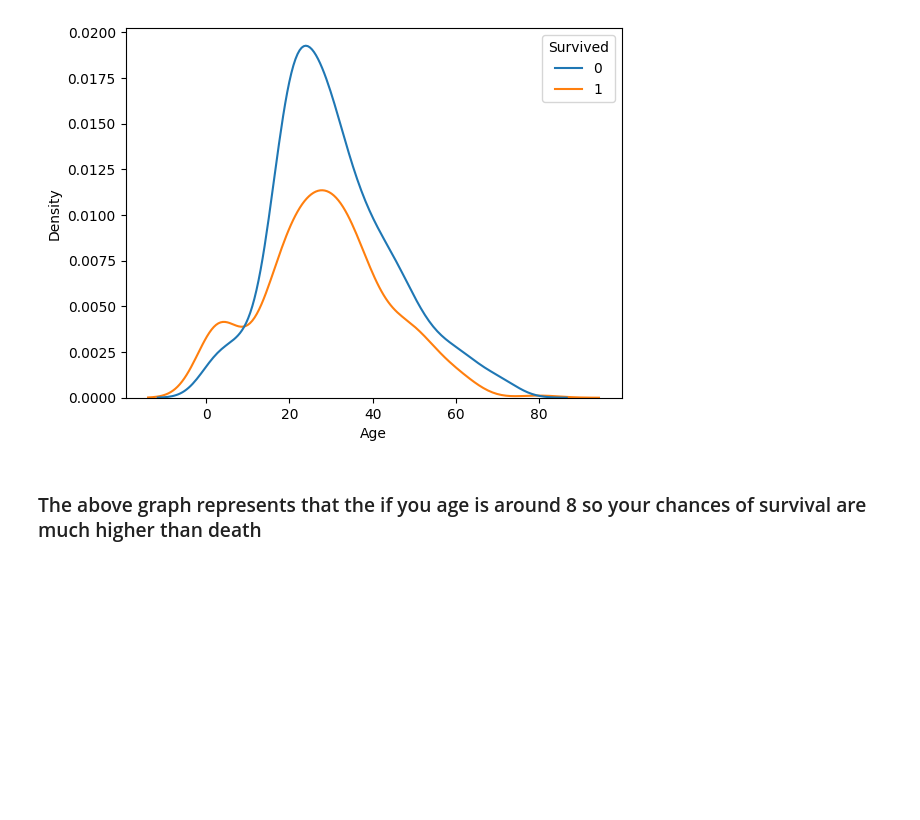
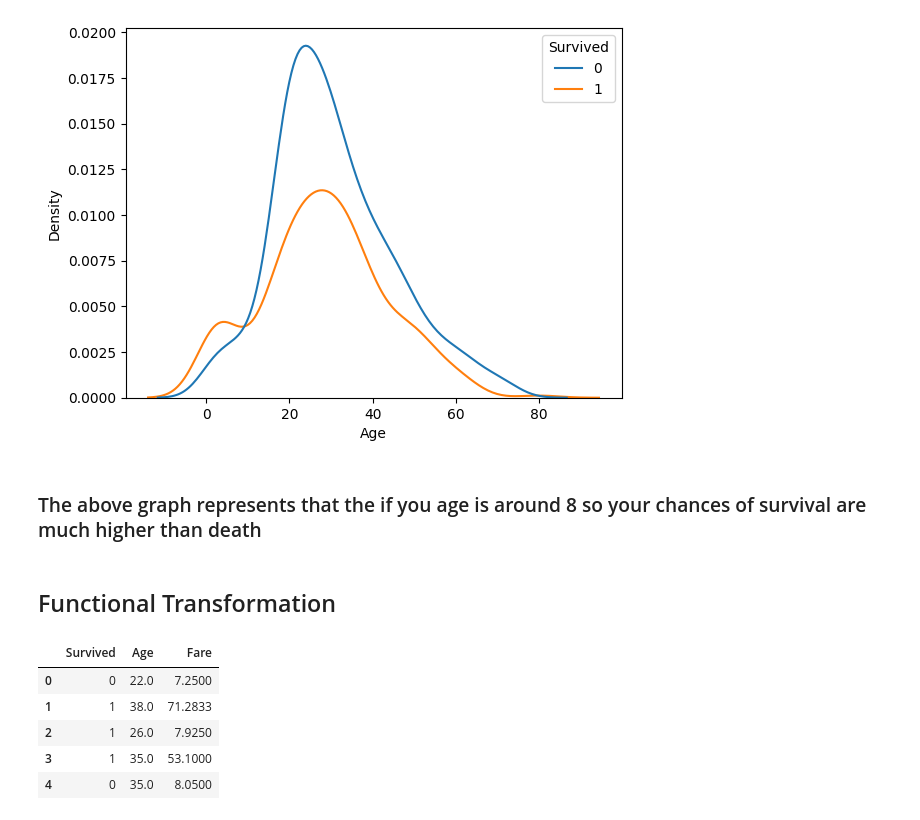
Before and after one commit to FarzamAhmed48/python-numPy, a Jupyter notebook: density-estimation/KDE.ipynb, the cells around one changed output. Cells and saved outputs as stored; diff of their text form; code cells hidden in the pictures; blank space fills up the shorter version.

```diff
--- a/density-estimation/KDE.ipynb
+++ b/density-estimation/KDE.ipynb
@@ -99,3 +99,31 @@ sns.kdeplot(data=titanic,x='Age' ,hue='Survived')
 [figure]
 # %% [markdown]
 ### The above graph represents that the if you age is around 8 so your chances of survival are much higher than death
+# %% [markdown]
+## Functional Transformation
+# %%
+import numpy as np
+import pandas as pd
+import scipy.stats as stats
+import matplotlib.pyplot as plt
+import seaborn as sns
+from sklearn.model_selection import train_test_split
+from sklearn.metrics import accuracy_score
+from sklearn.model_selection import cross_val_score
+from sklearn.linear_model import LogisticRegression
+from sklearn.tree import DecisionTreeClassifier
+
+from sklearn.preprocessing import FunctionTransformer
+from sklearn.compose import ColumnTransformer
+
+
+train = pd.read_csv("https://raw.githubusercontent.com/datasciencedojo/datasets/master/titanic.csv",usecols=['Age','Survived','Fare'])
+train.head()
+# train['Age'].fillna(train['Age'].mean(),inplace=True)
+# %% [output]
+|  | Survived | Age | Fare |
+| 0 | 0 | 22.0 | 7.2500 |
+| 1 | 1 | 38.0 | 71.2833 |
+| 2 | 1 | 26.0 | 7.9250 |
+| 3 | 1 | 35.0 | 53.1000 |
+| 4 | 0 | 35.0 | 8.0500 |
```
Also changed, not shown: parts of 6 cells of this notebook.
